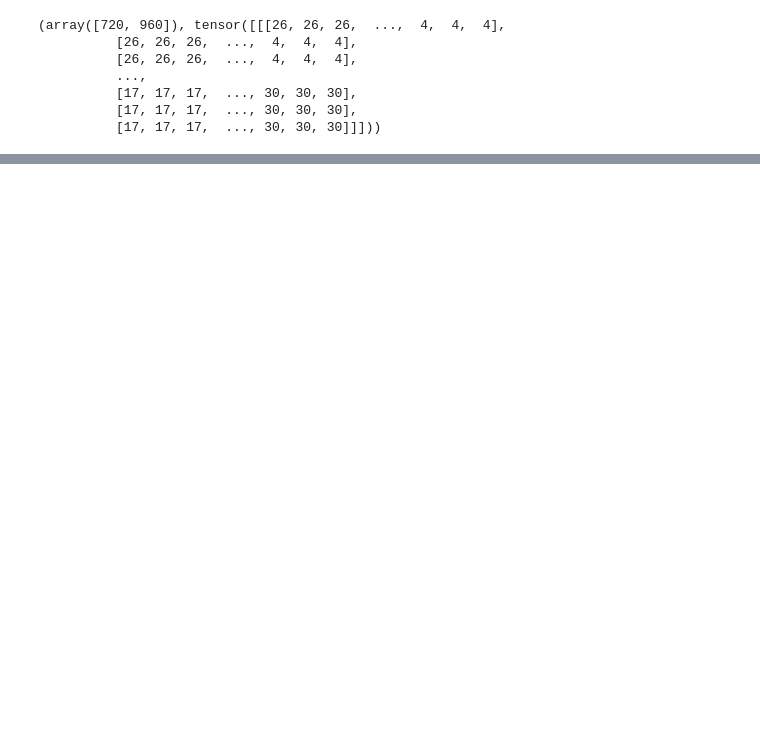
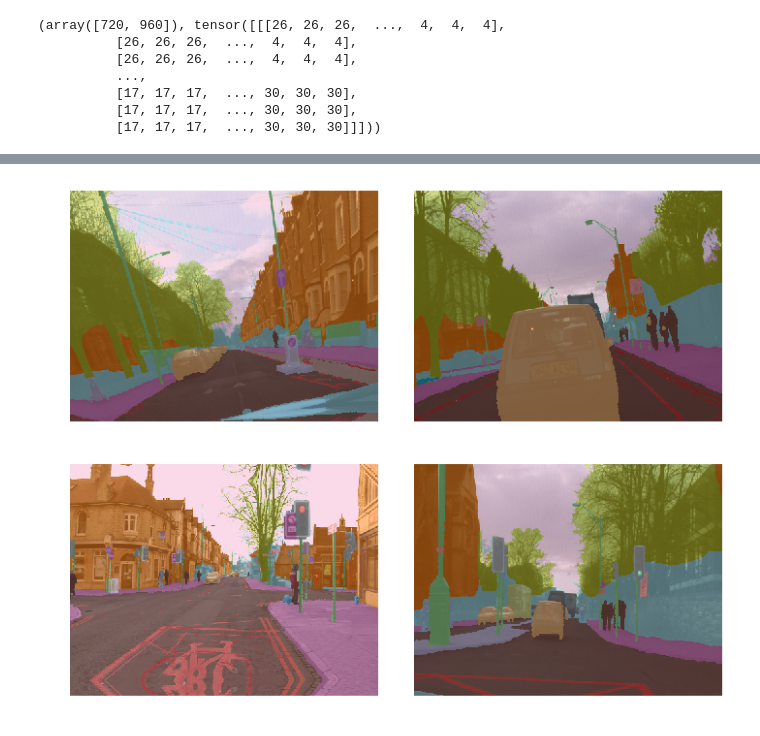
Before and after one commit to rawatpremsingh999/Semantic-Segmentation, a Jupyter notebook: Camvid segmentation.ipynb, the cells around one changed output, grey strips where cells are left out. Saved outputs shown, nothing was run; the diff lists cells and outputs as text; code cells hidden in the pictures; blank space fills up the shorter version.

```diff
--- a/Camvid segmentation.ipynb
+++ b/Camvid segmentation.ipynb
@@ -75,0 +79,9 @@ codes
+# %%
+size = src_size//2
+bs = 8
+# %%
+src = (SegmentationItemList
+       .from_folder(path_img)
+       .split_by_fname_file('../valid.txt')
+       .label_from_func(get_label, classes=codes))
+src
@@ -75,0 +108,12 @@ codes
+# %%
+def get_data(SZ, BS):
+    data = (src.transform(get_transforms(p_affine=0.8, max_lighting=0.3), size=SZ, tfm_y=True)
+            .databunch(bs=BS)
+            .normalize(imagenet_stats))
+    return data
+# %%
+data = get_data(size, bs)
+# %%
+data.show_batch(2, figsize=(10,8))
+# %% [output]
+[figure, added]
```
Also changed, not shown: parts of 5 cells of this notebook.
